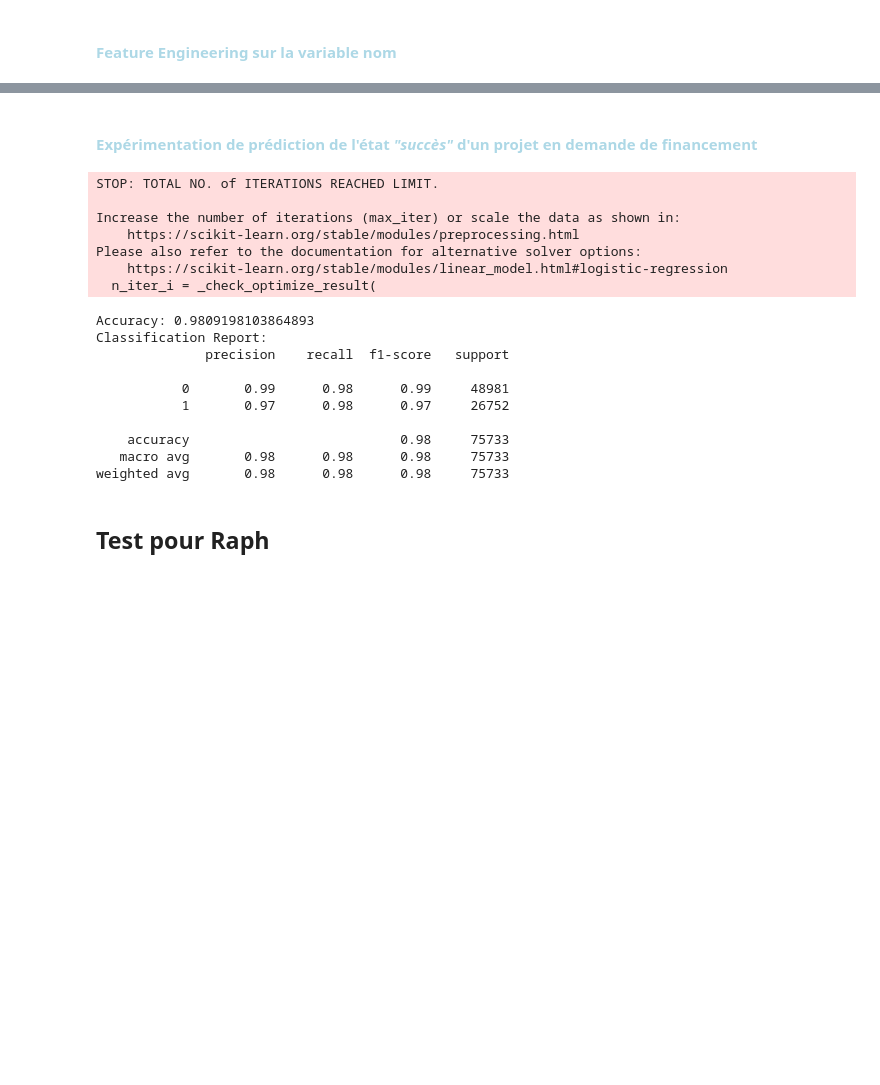
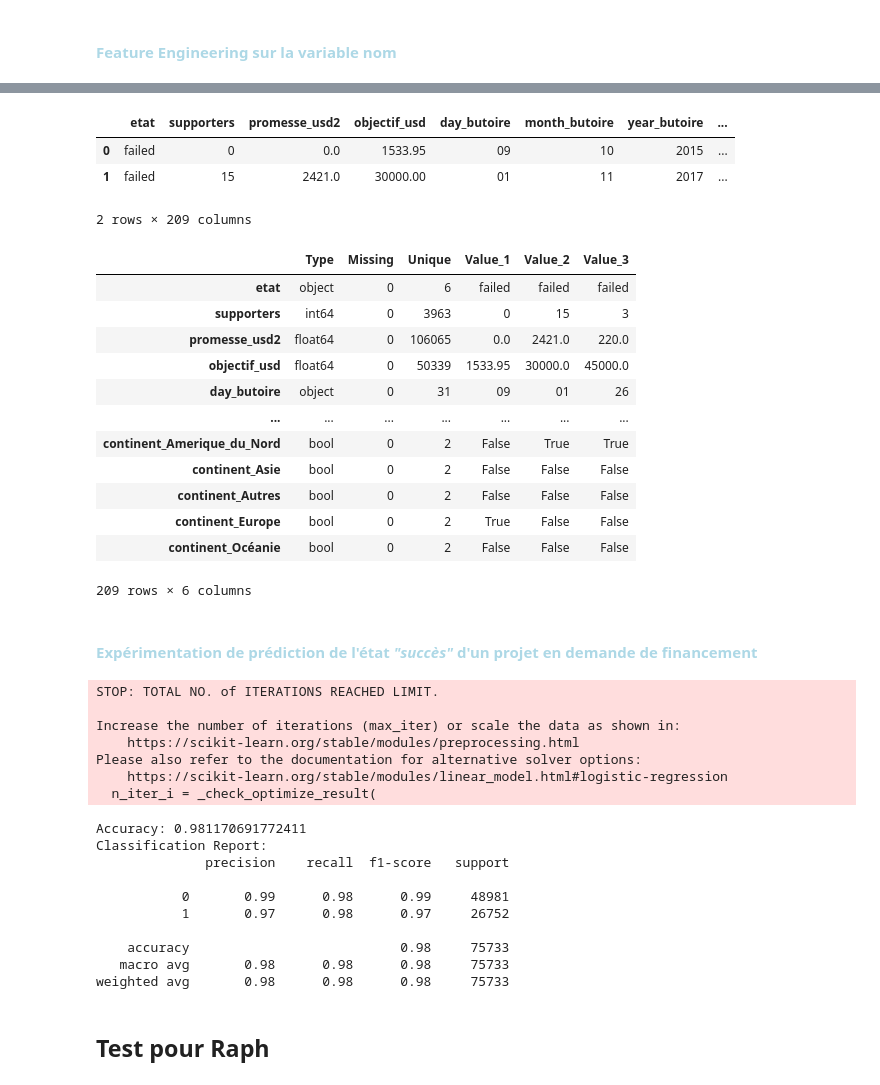
Before and after one commit to MatheoRoucheCNAM/Projet_Financement, a Jupyter notebook: Notebook_Matheo.ipynb, the cells around one changed output, grey strips where cells are left out. Saved outputs shown, nothing was run; the diff lists cells and outputs as text; code cells hidden in the pictures; blank space fills up the shorter version.

```diff
--- a/Notebook_Matheo.ipynb
+++ b/Notebook_Matheo.ipynb
@@ -302,0 +370,31 @@ display(financement_d.head())
+# %%
+pays_continent = {
+    'GB': 'Europe',
+    'US': 'Amerique_du_Nord',
+    'CA': 'Amerique_du_Nord',
+    'AU': 'Océanie',
+    'NO': 'Europe',
+    'IT': 'Europe',
+    'DE': 'Europe',
+    'IE': 'Europe',
+    'MX': 'Amerique_du_Nord',
+    'ES': 'Europe',
+    'SE': 'Europe',
+    'FR': 'Europe',
+    'NL': 'Europe',
+    'NZ': 'Océanie',
+    'CH': 'Europe',
+    'AT': 'Europe',
+    'DK': 'Europe',
+    'BE': 'Europe',
+    'HK': 'Asie',
+    'LU': 'Europe',
+    'SG': 'Asie',
+    'JP': 'Asie'
+}
+
+financement['continent'] = financement['pays'].map(pays_continent)
+
+financement['continent'] = financement['continent'].fillna('Autres')
+
+display(financement[['pays', 'continent']].head(15))
@@ -303,3 +418,32 @@ display(financement_d.head())
+# %%
+# Dummification de Continent
+financement = pd.get_dummies(financement, columns=["continent"], drop_first=False) # Suppression de la variable initiale
+# %%
+# Supprimer les colonnes non pertinentes
+liste_drop = ['ID', 'nom', 'date_butoire', 'lancement', 'pays', 'objectif', 'promesse', 'promesse_usd1']
+data_reg = financement.drop(liste_drop, axis=1)
+
+display(data_reg.head(2))
+
+display(resume_dataframe(data_reg))
+# %% [output]
+|  | etat | supporters | promesse_usd2 | objectif_usd | day_butoire | month_butoire | year_butoire | ... |
+| 0 | failed | 0 | 0.0 | 1533.95 | 09 | 10 | 2015 | ... |
+| 1 | failed | 15 | 2421.0 | 30000.00 | 01 | 11 | 2017 | ... |
+2 rows × 209 columns
+|  | Type | Missing | Unique | Value_1 | Value_2 | Value_3 |
+| etat | object | 0 | 6 | failed | failed | failed |
+| supporters | int64 | 0 | 3963 | 0 | 15 | 3 |
+| promesse_usd2 | float64 | 0 | 106065 | 0.0 | 2421.0 | 220.0 |
+| objectif_usd | float64 | 0 | 50339 | 1533.95 | 30000.0 | 45000.0 |
+| day_butoire | object | 0 | 31 | 09 | 01 | 26 |
+| ... | ... | ... | ... | ... | ... | ... |
+| continent_Amerique_du_Nord | bool | 0 | 2 | False | True | True |
+| continent_Asie | bool | 0 | 2 | False | False | False |
+| continent_Autres | bool | 0 | 2 | False | False | False |
+| continent_Europe | bool | 0 | 2 | True | False | False |
+| continent_Océanie | bool | 0 | 2 | False | False | False |
+209 rows × 6 columns
 # %% [markdown]
 #### <span style="color:lightblue;">**Expérimentation de prédiction de l'état *"succès"* d'un projet en demande de financement**</span>
 # %%
@@ -307,9 +451,6 @@ display(financement_d.head())
 from sklearn.model_selection import train_test_split
 from sklearn.linear_model import LogisticRegression
 from sklearn.metrics import accuracy_score, classification_report
-
-# Supprimer les colonnes non pertinentes
-data_reg = financement_d.drop(['ID', 'nom', 'date_butoire', 'lancement', 'objectif', 'promesse', 'promesse_usd1'], axis=1)
 
 # Séparation des variables indépendantes (X) et de la variable cible (y)
 X = data_reg.drop('etat', axis=1)
@@ -342,7 +483,7 @@ Increase the number of iterations (max_iter) or scale the data as shown in:
 Please also refer to the documentation for alternative solver options:
     https://scikit-learn.org/stable/modules/linear_model.html#logistic-regression
   n_iter_i = _check_optimize_result(
-Accuracy: 0.9809198103864893
+Accuracy: 0.981170691772411
 Classification Report:
               precision    recall  f1-score   support
 
```
Also changed, not shown: parts of 12 cells of this notebook.
